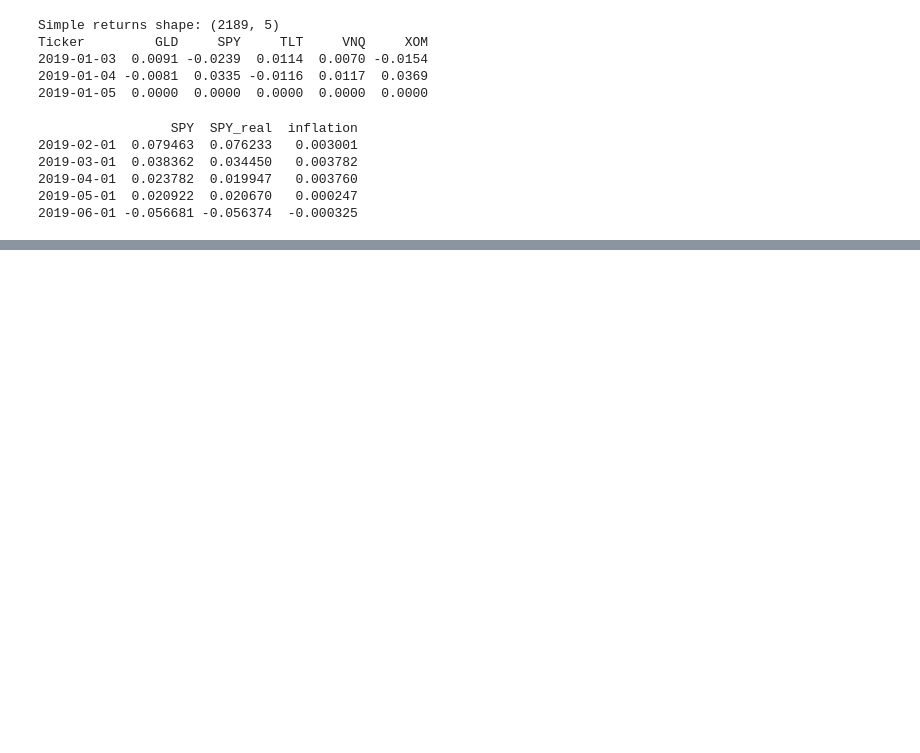
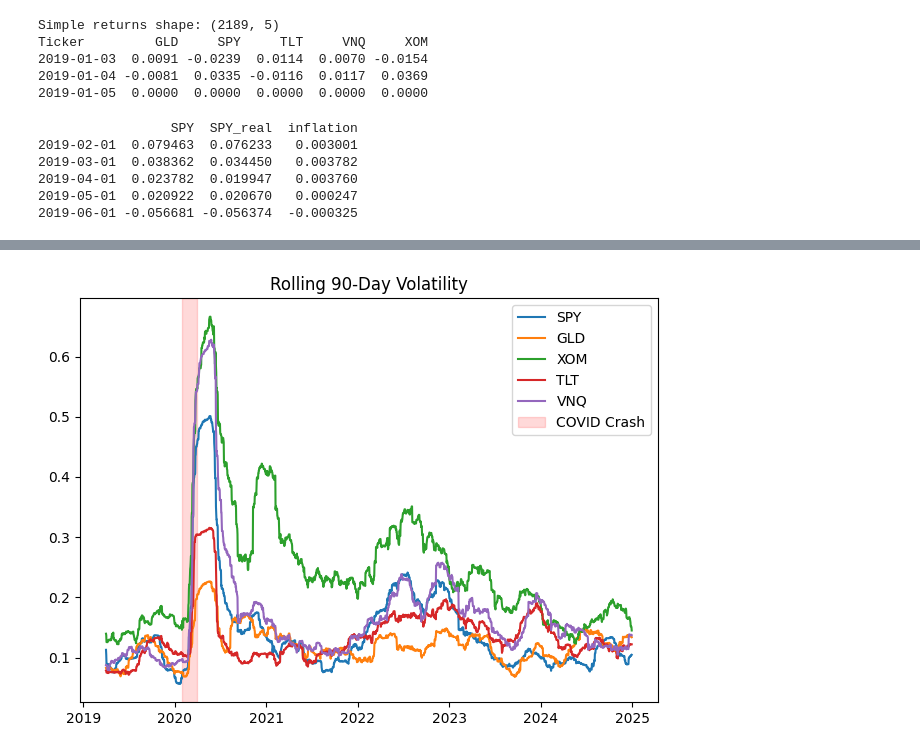
Before and after one commit to KaarthikSekar/InflationPortfolio, a Jupyter notebook: inflation.ipynb, the cells around one changed output, grey strips where cells are left out. Cells and saved outputs as stored; diff of their text form; code cells hidden in the pictures; blank space fills up the shorter version.

```diff
--- a/inflation.ipynb
+++ b/inflation.ipynb
@@ -126,0 +165,17 @@ print(combined[["SPY", "SPY_real", "inflation"]].head())
+# %%
+rolling_vol = simple_returns.rolling(90).std() * np.sqrt(252)
+
+plt.plot(rolling_vol["SPY"], label="SPY")
+plt.plot(rolling_vol["GLD"], label="GLD")
+plt.plot(rolling_vol["XOM"], label="XOM")
+plt.plot(rolling_vol["TLT"], label="TLT")
+plt.plot(rolling_vol["VNQ"], label="VNQ")
+
+plt.axvspan("2020-02-01", "2020-04-01", color="red", alpha=0.15, label="COVID Crash")
+plt.title("Rolling 90-Day Volatility")
+plt.legend()
+plt.tight_layout()
+plt.savefig("plots/03_rolling_volatility.png", dpi=150)
+plt.show()
+# %% [output]
+[figure, added]
```
Also changed, not shown: parts of 2 cells of this notebook.
